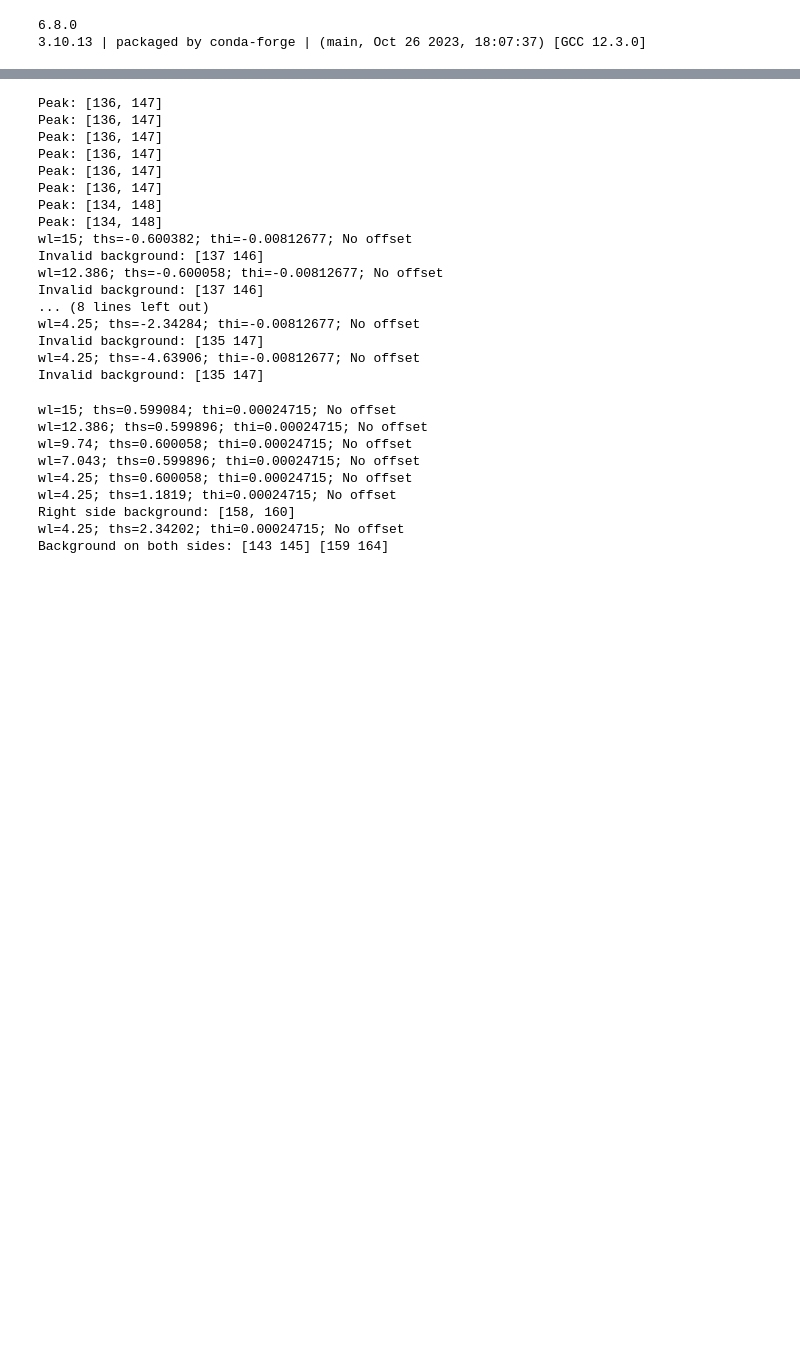
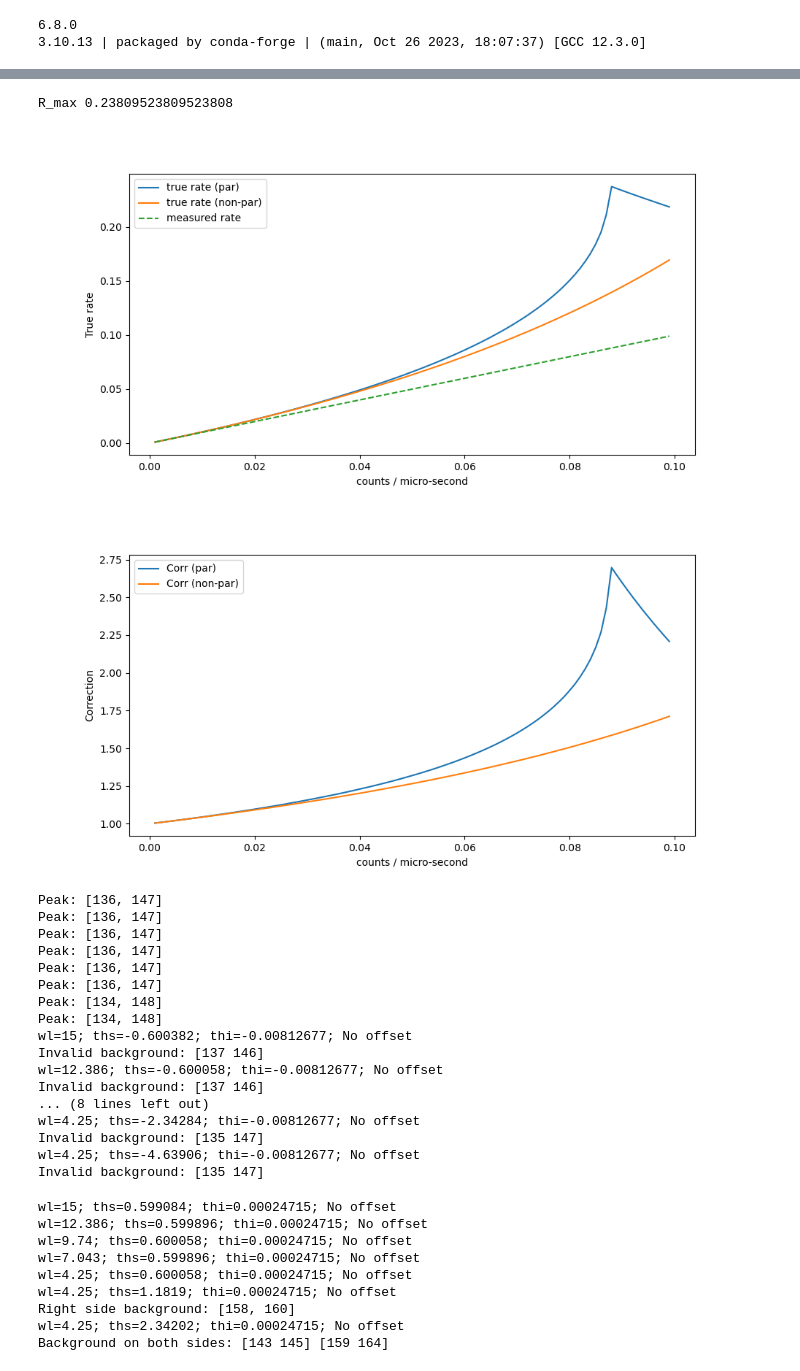
Before and after one commit to neutrons/LiquidsReflectometer, a Jupyter notebook: reduction/notebooks/workflow.ipynb, the cells around one changed output, grey strips where cells are left out. Drawn from its saved outputs; the diff is of its cells as text; code cells hidden in the pictures; blank space fills up the shorter version.

```diff
--- a/reduction/notebooks/workflow.ipynb
+++ b/reduction/notebooks/workflow.ipynb
@@ -156,3 +135,41 @@ for i in range(4):
+# %%
+import scipy
+# Rate is counts per microsecond
+rate_db = np.arange(0.001, .1, 0.001)
+dead_time = 4.2
+
+
+meas_par = -scipy.special.lambertw(-rate_db * dead_time).real / dead_time
+corr_npar = 1/(1 - rate_db * dead_time )
+
+meas_npar = corr_npar * rate_db
+
+r_max = 1/dead_time
+
+print("R_max", r_max)
+
+fig, ax = plt.subplots(figsize=(10,5))
+plt.plot(rate_db, meas_par, label='true rate (par)')
+plt.plot(rate_db, meas_npar, label='true rate (non-par)')
+plt.plot(rate_db, rate_db, linestyle='--', label='measured rate')
+plt.legend()
+plt.xlabel('counts / micro-second')
+plt.ylabel('True rate')
+plt.show()
+
+
+fig, ax = plt.subplots(figsize=(10,5))
+plt.plot(rate_db, meas_par/rate_db, label='Corr (par)')
+plt.plot(rate_db, meas_npar/rate_db, label='Corr (non-par)')
+
+plt.legend()
+plt.xlabel('counts / micro-second')
+plt.ylabel('Correction')
+plt.show()
+# %% [output]
+R_max 0.23809523809523808
+[figure, added]
+[figure, added]
 # %%
 importlib.reload(workflow)
 importlib.reload(output)
```
Also changed, not shown: parts of 5 cells of this notebook, 3 other files.
